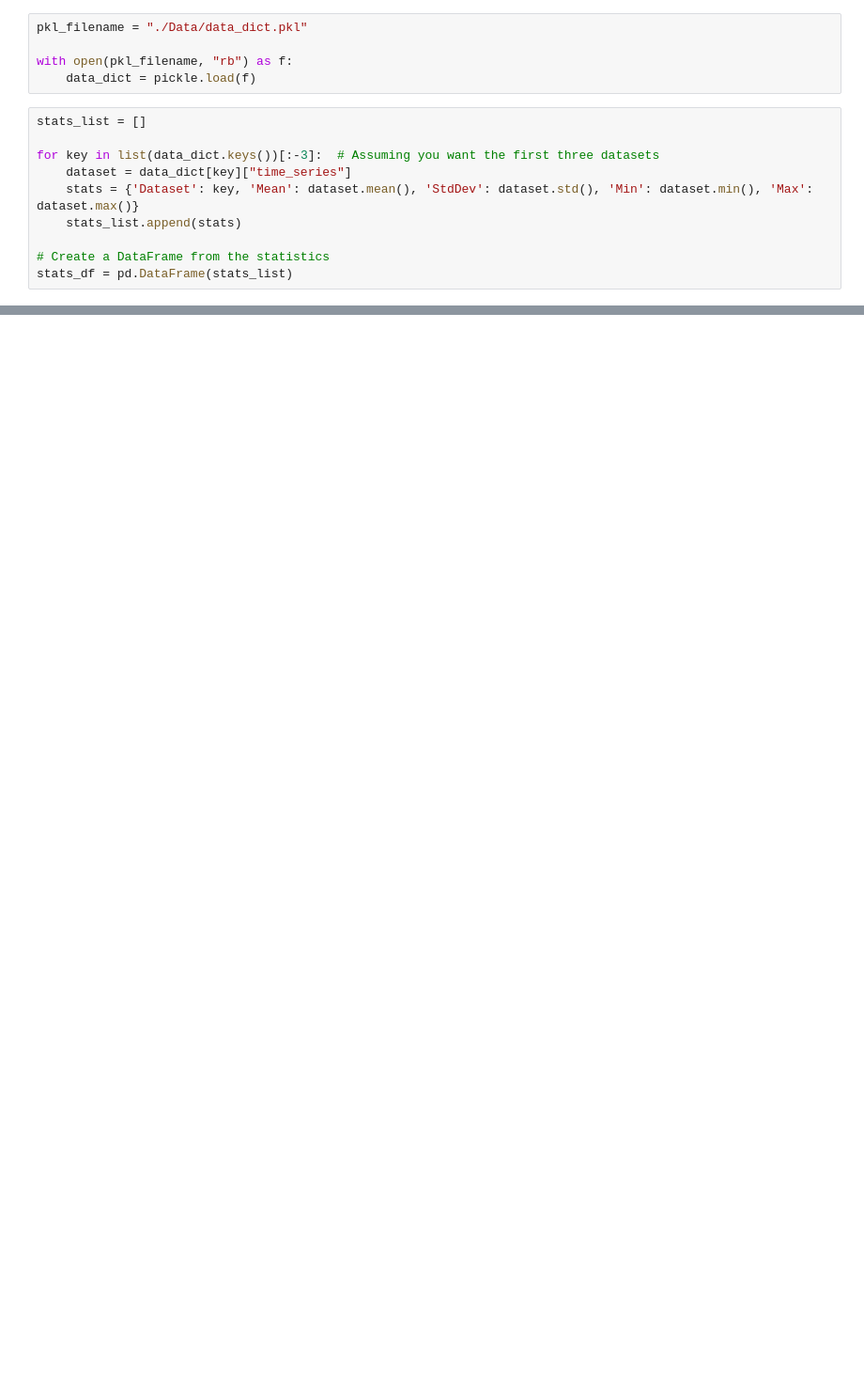
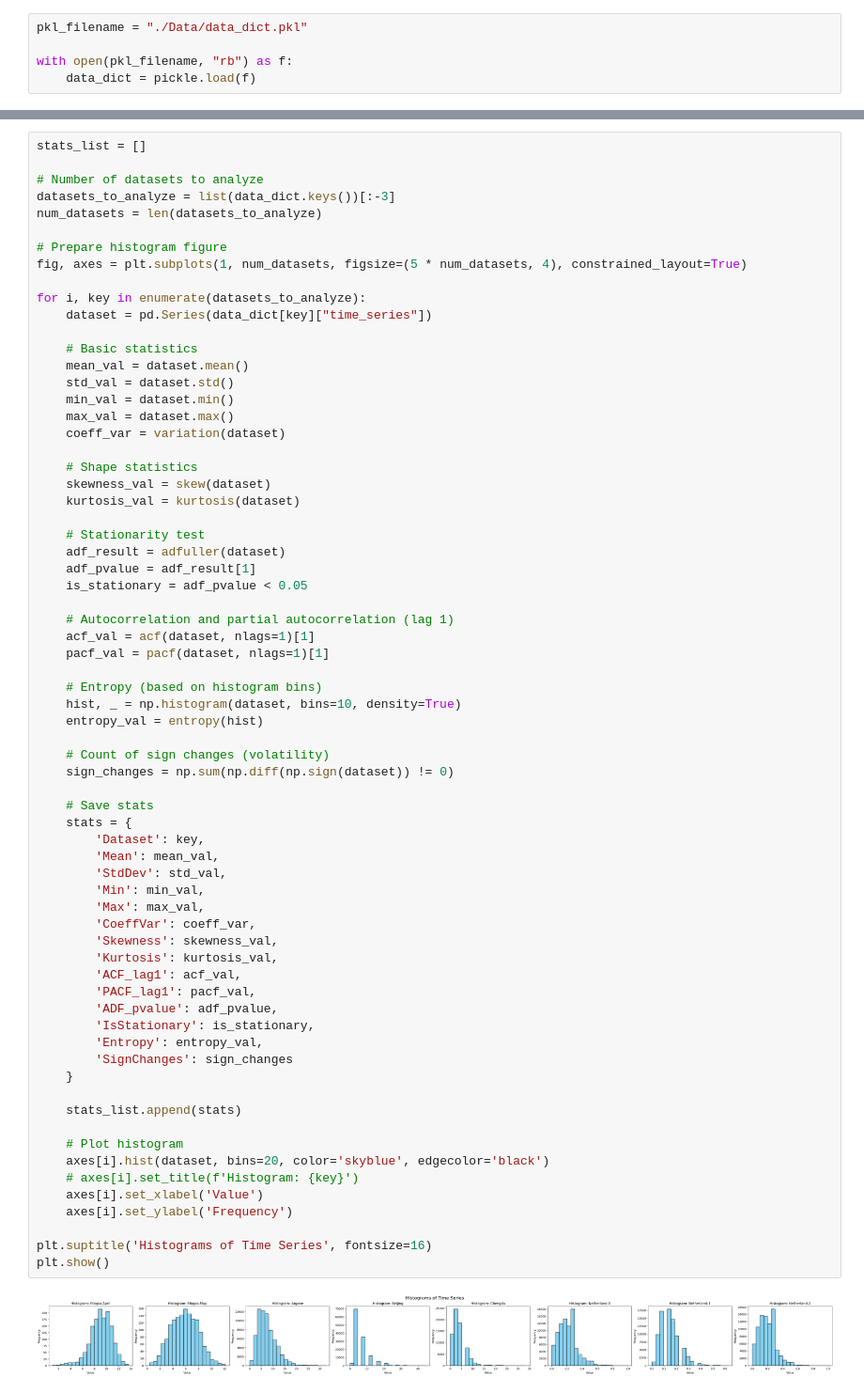
Before and after one commit to ealeongomez/RFF-HBO-TSF, a Jupyter notebook: Statistical_Analysis.ipynb, the cells around one changed output, grey strips where cells are left out. Shown at 94% size. Cells and saved outputs as stored; diff of their text form; blank space fills up the shorter version.

Commit message:
Update statistical analysis

```diff
--- a/Statistical_Analysis.ipynb
+++ b/Statistical_Analysis.ipynb
@@ -6,13 +12,3 @@ pkl_filename = "./Data/data_dict.pkl"
 
 with open(pkl_filename, "rb") as f:
     data_dict = pickle.load(f)
-# %%
-stats_list = []
-
-for key in list(data_dict.keys())[:-3]:  # Assuming you want the first three datasets
-    dataset = data_dict[key]["time_series"]
-    stats = {'Dataset': key, 'Mean': dataset.mean(), 'StdDev': dataset.std(), 'Min': dataset.min(), 'Max': dataset.max()}
-    stats_list.append(stats)
-
-# Create a DataFrame from the statistics
-stats_df = pd.DataFrame(stats_list)
@@ -30,0 +15,70 @@ print(stats_df)
+# %%
+stats_list = []
+
+# Number of datasets to analyze
+datasets_to_analyze = list(data_dict.keys())[:-3]
+num_datasets = len(datasets_to_analyze)
+
+# Prepare histogram figure
+fig, axes = plt.subplots(1, num_datasets, figsize=(5 * num_datasets, 4), constrained_layout=True)
+
+for i, key in enumerate(datasets_to_analyze):
+    dataset = pd.Series(data_dict[key]["time_series"])
+
+    # Basic statistics
+    mean_val = dataset.mean()
+    std_val = dataset.std()
+    min_val = dataset.min()
+    max_val = dataset.max()
+    coeff_var = variation(dataset)
+
+    # Shape statistics
+    skewness_val = skew(dataset)
+    kurtosis_val = kurtosis(dataset)
+
+    # Stationarity test
+    adf_result = adfuller(dataset)
+    adf_pvalue = adf_result[1]
+    is_stationary = adf_pvalue < 0.05
+
+    # Autocorrelation and partial autocorrelation (lag 1)
+    acf_val = acf(dataset, nlags=1)[1]
+    pacf_val = pacf(dataset, nlags=1)[1]
+
+    # Entropy (based on histogram bins)
+    hist, _ = np.histogram(dataset, bins=10, density=True)
+    entropy_val = entropy(hist)
+
+    # Count of sign changes (volatility)
+    sign_changes = np.sum(np.diff(np.sign(dataset)) != 0)
+
+    # Save stats
+    stats = {
+        'Dataset': key,
+        'Mean': mean_val,
+        'StdDev': std_val,
+        'Min': min_val,
+        'Max': max_val,
+        'CoeffVar': coeff_var,
+        'Skewness': skewness_val,
+        'Kurtosis': kurtosis_val,
+        'ACF_lag1': acf_val,
+        'PACF_lag1': pacf_val,
+        'ADF_pvalue': adf_pvalue,
+        'IsStationary': is_stationary,
+        'Entropy': entropy_val,
+        'SignChanges': sign_changes
+    }
+
+    stats_list.append(stats)
+
+    # Plot histogram
+    axes[i].hist(dataset, bins=20, color='skyblue', edgecolor='black')
+    # axes[i].set_title(f'Histogram: {key}')
+    axes[i].set_xlabel('Value')
+    axes[i].set_ylabel('Frequency')
+
+plt.suptitle('Histograms of Time Series', fontsize=16)
+plt.show()
+# %% [output]
+[figure, added]
```
Also changed, not shown: parts of 4 cells of this notebook.
